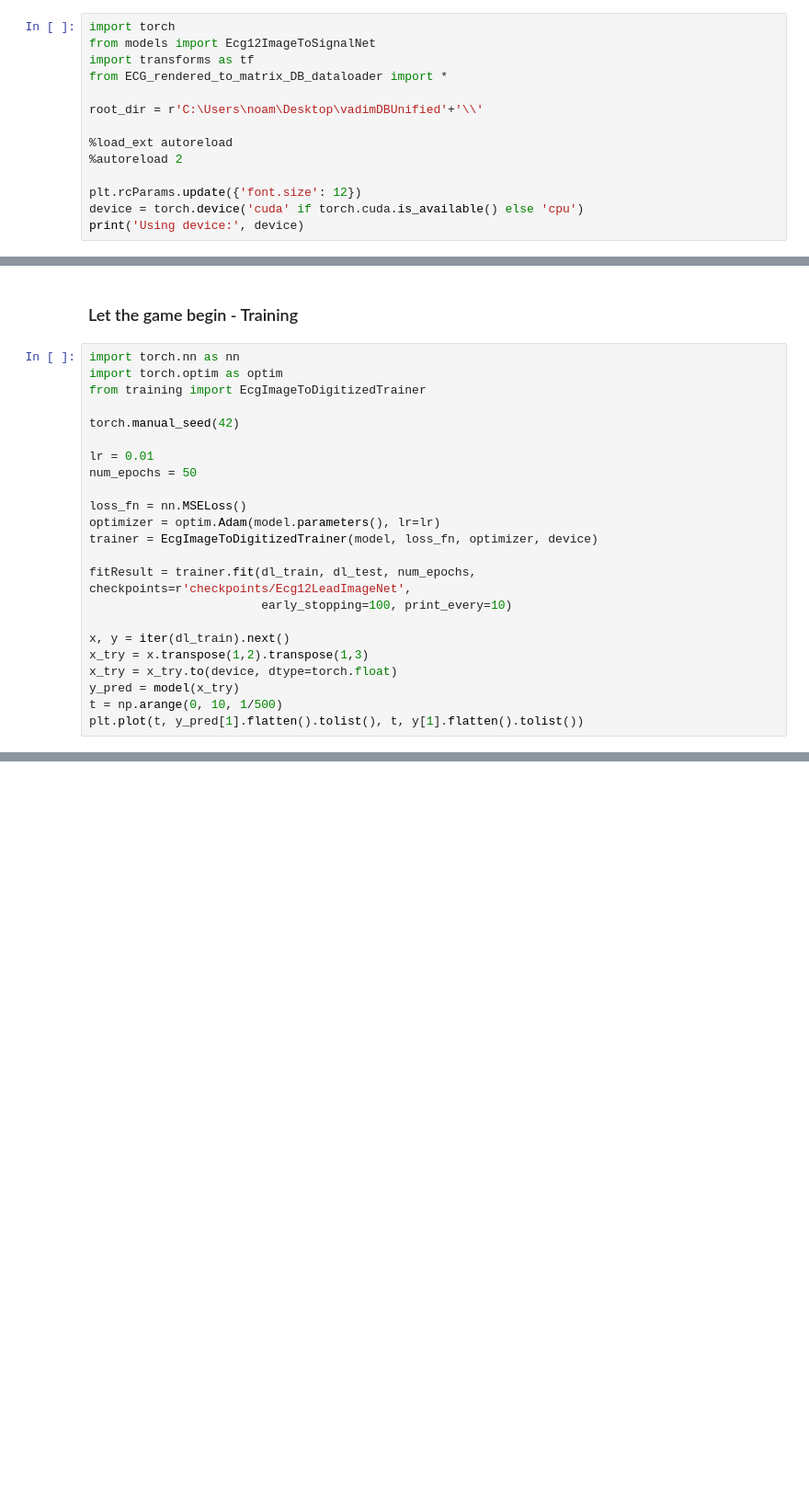
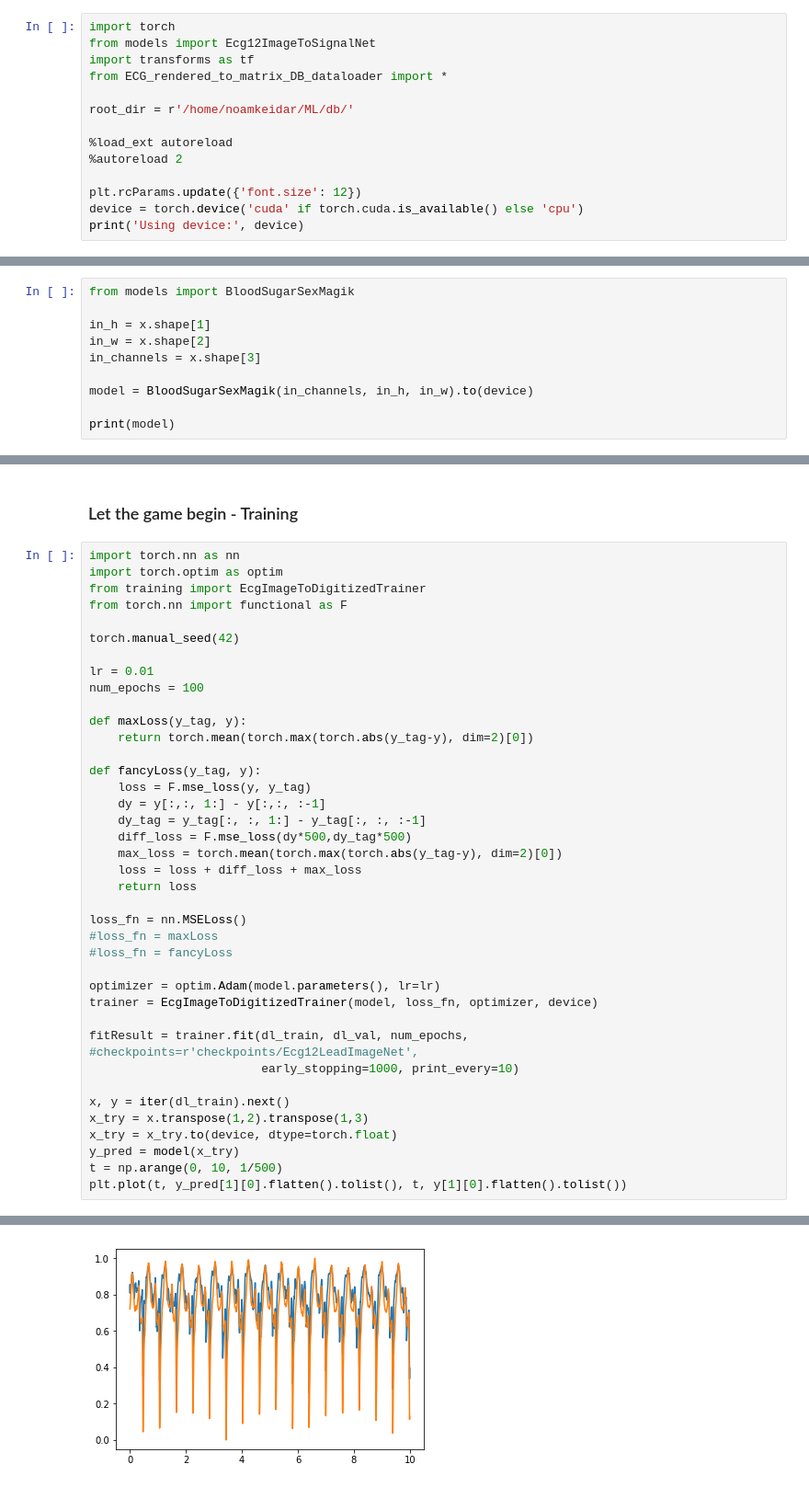
Before and after one commit to vgliner/2366605-Final-Project, a Jupyter notebook: demostrations.ipynb, the cells around one changed output, grey strips where cells are left out. Shown at 92% size. Saved outputs shown, nothing was run; the diff lists cells and outputs as text; blank space fills up the shorter version.

```diff
--- a/demostrations.ipynb
+++ b/demostrations.ipynb
@@ -429,7 +484,7 @@ from models import Ecg12ImageToSignalNet
 import transforms as tf
 from ECG_rendered_to_matrix_DB_dataloader import *
 
-root_dir = r'C:\Users\noam\Desktop\vadimDBUnified'+'\\'
+root_dir = r'/home/noamkeidar/ML/db/'
 
 %load_ext autoreload
 %autoreload 2
@@ -516,0 +649,10 @@ print(model)
+# %%
+from models import BloodSugarSexMagik
+
+in_h = x.shape[1]
+in_w = x.shape[2]
+in_channels = x.shape[3]
+
+model = BloodSugarSexMagik(in_channels, in_h, in_w).to(device)
+
+print(model)
@@ -535,22 +722,39 @@ print('Maybe some training will make the reconstruction better...')
 import torch.nn as nn
 import torch.optim as optim
 from training import EcgImageToDigitizedTrainer
+from torch.nn import functional as F
 
 torch.manual_seed(42)
 
 lr = 0.01
-num_epochs = 50
+num_epochs = 100
+
+def maxLoss(y_tag, y):
+    return torch.mean(torch.max(torch.abs(y_tag-y), dim=2)[0])
+
+def fancyLoss(y_tag, y):
+    loss = F.mse_loss(y, y_tag)
+    dy = y[:,:, 1:] - y[:,:, :-1]
+    dy_tag = y_tag[:, :, 1:] - y_tag[:, :, :-1]
+    diff_loss = F.mse_loss(dy*500,dy_tag*500)
+    max_loss = torch.mean(torch.max(torch.abs(y_tag-y), dim=2)[0])
+    loss = loss + diff_loss + max_loss
+    return loss
 
 loss_fn = nn.MSELoss()
+#loss_fn = maxLoss
+#loss_fn = fancyLoss
+
 optimizer = optim.Adam(model.parameters(), lr=lr)
 trainer = EcgImageToDigitizedTrainer(model, loss_fn, optimizer, device)
 
-fitResult = trainer.fit(dl_train, dl_test, num_epochs, checkpoints=r'checkpoints/Ecg12LeadImageNet',
-                        early_stopping=100, print_every=10)
+fitResult = trainer.fit(dl_train, dl_val, num_epochs, #checkpoints=r'checkpoints/Ecg12LeadImageNet',
+                        early_stopping=1000, print_every=10)
 
 x, y = iter(dl_train).next()
 x_try = x.transpose(1,2).transpose(1,3)
 x_try = x_try.to(device, dtype=torch.float)
 y_pred = model(x_try)
 t = np.arange(0, 10, 1/500)
-plt.plot(t, y_pred[1].flatten().tolist(), t, y[1].flatten().tolist())
+plt.plot(t, y_pred[1][0].flatten().tolist(), t, y[1][0].flatten().tolist())
+# %% [output]
@@ -557 +774,2 @@ plt.plot(t, y_pred[1].flatten().tolist(), t, y[1].flatten().tolist())
+[figure, added]
 # %%
```
Also changed, not shown: parts of 34 cells of this notebook, 6 other files.
